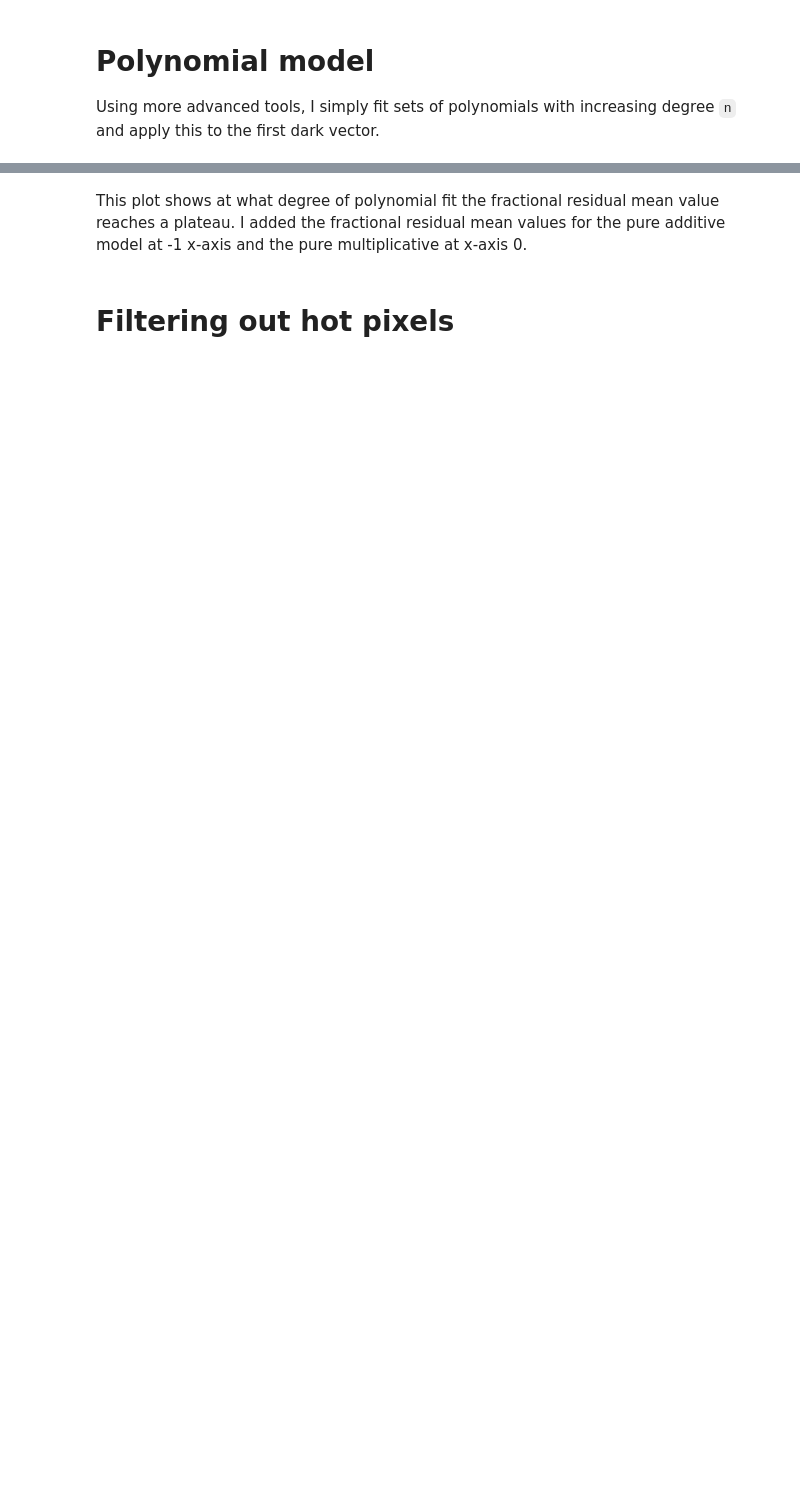
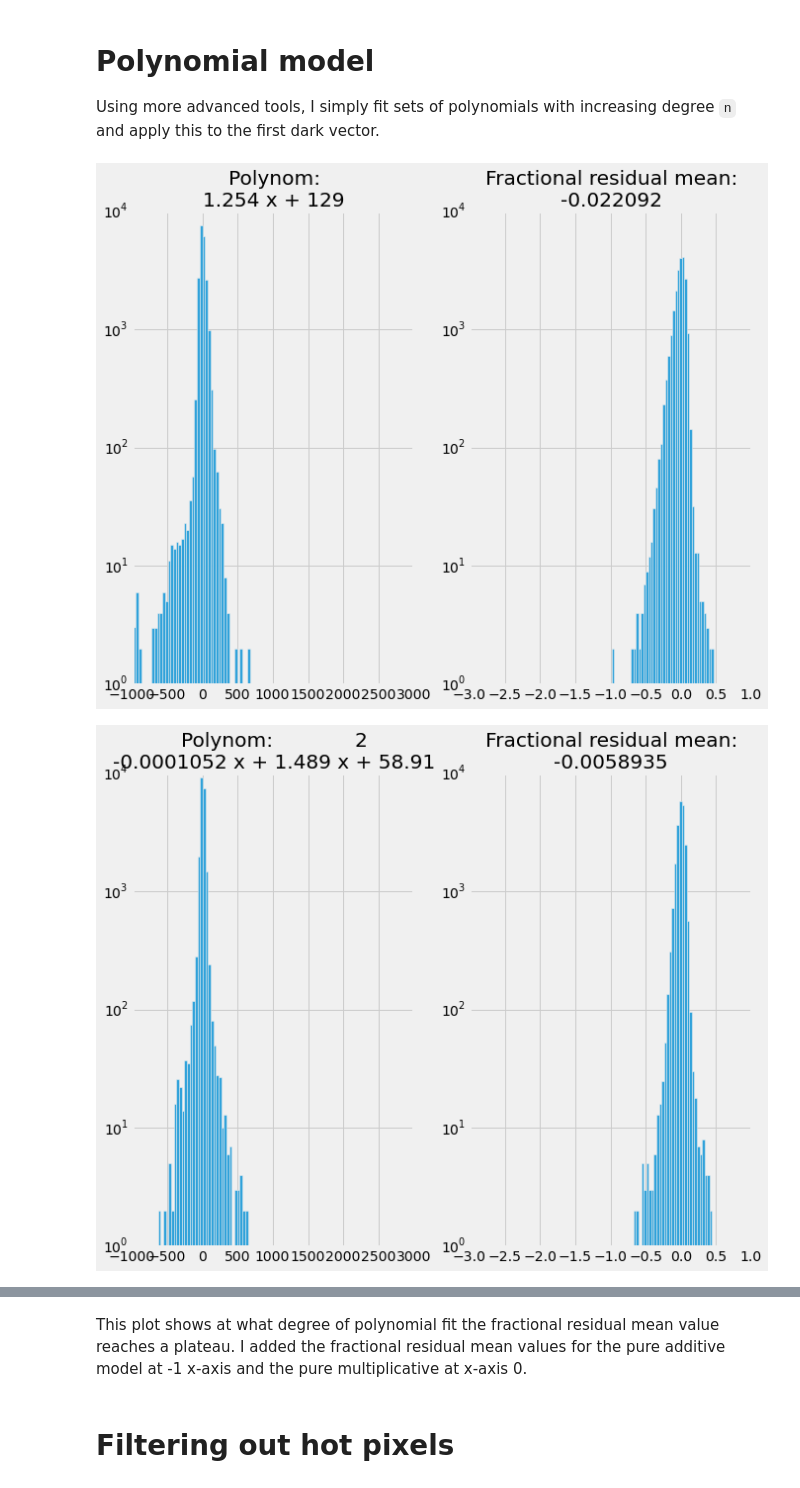
Before and after one commit to michaelaye/iuvs, a Jupyter notebook: notebooks/dark_linear_scaling.ipynb, the cells around one changed output, grey strips where cells are left out. Cells and saved outputs as stored; diff of their text form; code cells hidden in the pictures; blank space fills up the shorter version.

```diff
--- a/notebooks/dark_linear_scaling.ipynb
+++ b/notebooks/dark_linear_scaling.ipynb
@@ -75,6 +77,2 @@ add_fractional_mean = (add_residual/data_out).mean()
 # %% [markdown]
 I will now use a residual to define the quality of the fit, both as an absolute and as a ratio to the target data:
-# %%
-fig, ax = subplots()
-ax.plot(mult_residual/data_out)
-ax.set_title('Ratio of residual to the target dark vector');
@@ -86,22 +92,25 @@ ax.set_title('Histogram of Residual');
 # Polynomial model
 Using more advanced tools, I simply fit sets of polynomials with increasing degree `n` and apply this to the first dark vector.
 # %%
-def do_polyfit(rank, data_in, data_out):
-    z = np.polyfit(data_in, data_out, rank)
+def do_polyfit(rank, dark_in, dark_out):
+    z = np.polyfit(dark_in.ravel(), dark_out.ravel(), rank)
     poly = np.poly1d(z)
-    residual = data_out - poly(data_in)
-    fractional = residual/data_out
-    return poly, residual, fractional
+    residual = dark_out - poly(dark_in)
+    fractional = residual/dark_out
+    return poly, residual, fractional, poly(dark_in)
 
 fitted_darks = []
+residuals = []
 for rank in range(1,4):
-    poly, residual, fractional = do_polyfit(rank,
-                                            dark1.ravel(),
-                                            dark2.ravel())
-    fitted_darks.append(residual)
+    poly, residual, fractional, fitted = do_polyfit(rank, dark1, dark2)
+    residuals.append(residual)
+    fitted_darks.append(fitted)
     fig, ax = subplots(ncols=2)
     ax[0].set_title("Polynom: {}".format(poly))
     ax[0].hist(residual.ravel(), 100, log=True)
-    ax[1].hist(fractional, 100, log=True)
+    ax[1].hist(fractional.ravel(), 100, log=True)
 #     ax[1].plot(fractional)
     ax[1].set_title("Fractional residual mean:\n{:.5}".format(fractional.mean()))
+# %% [output]
+[figure, added]
+[figure, added]
```
Also changed, not shown: parts of 28 cells of this notebook, 1 other file.
